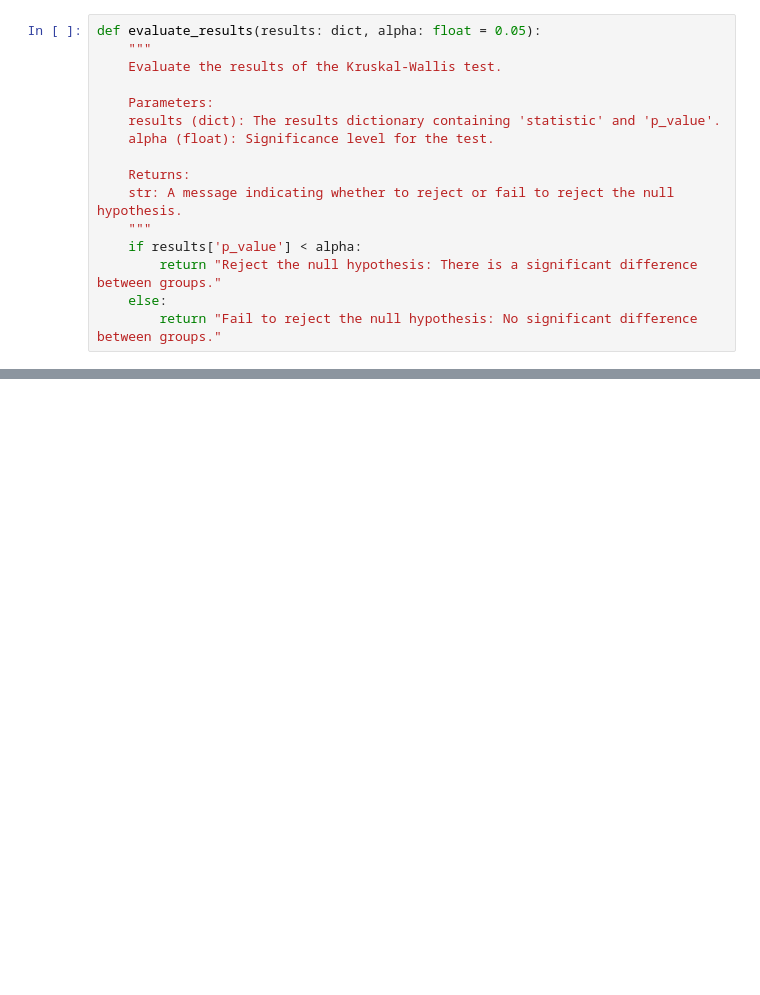
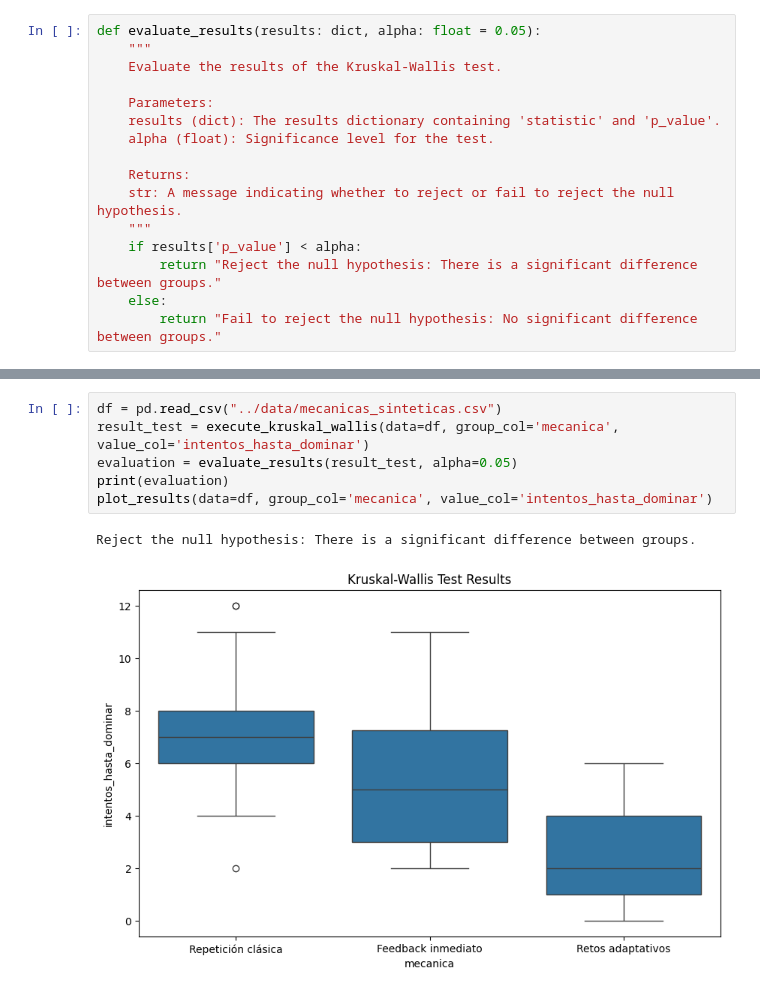
Before and after one commit to JohnyYen/hnp_test, a Jupyter notebook: notebook/kruskal_wallis.ipynb, the cells around one changed output, grey strips where cells are left out. Drawn from its saved outputs; the diff is of its cells as text; blank space fills up the shorter version.

```diff
--- a/notebook/kruskal_wallis.ipynb
+++ b/notebook/kruskal_wallis.ipynb
@@ -66,0 +79,9 @@ Reject the null hypothesis: There is a significant difference between groups.
+# %%
+df = pd.read_csv("../data/mecanicas_sinteticas.csv")
+result_test = execute_kruskal_wallis(data=df, group_col='mecanica', value_col='intentos_hasta_dominar')
+evaluation = evaluate_results(result_test, alpha=0.05)
+print(evaluation)
+plot_results(data=df, group_col='mecanica', value_col='intentos_hasta_dominar')
+# %% [output]
+Reject the null hypothesis: There is a significant difference between groups.
+[figure, added]
```
Also changed, not shown: parts of 3 cells of this notebook, 3 other files.
